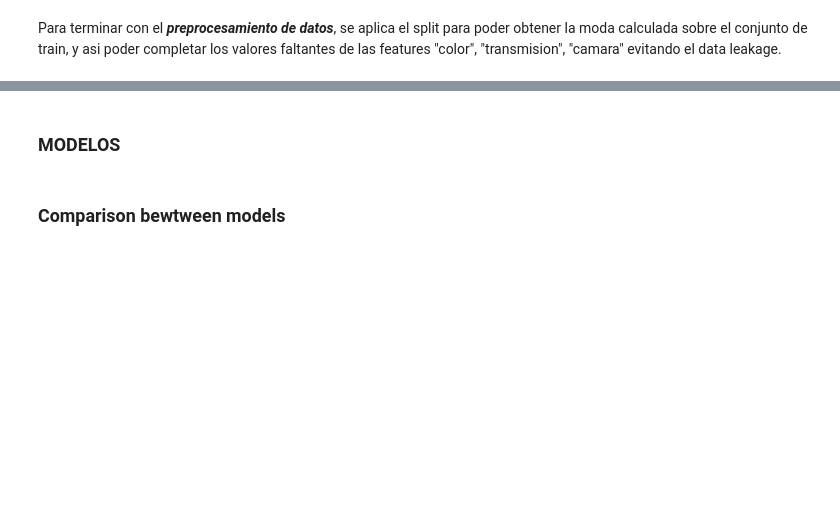
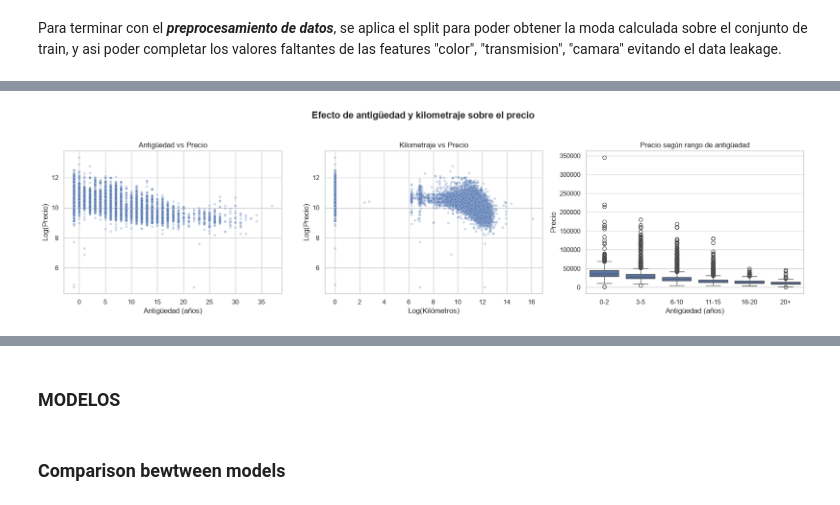
Before and after one commit to PilarOtero/Gurevich_Otero_Informe_PF, a Jupyter notebook: notebook/Gurevich_Otero_Notebook_PF.ipynb, the cells around one changed output, grey strips where cells are left out. Drawn from its saved outputs; the diff is of its cells as text; code cells hidden in the pictures; blank space fills up the shorter version.

Commit message:
plots

```diff
--- a/notebook/Gurevich_Otero_Notebook_PF.ipynb
+++ b/notebook/Gurevich_Otero_Notebook_PF.ipynb
@@ -319,3 +342,9 @@ Final del preprocesamiento sobre Validación
 | Con cámara de retroceso_No | float64 | 0 | 2 |
 | Con cámara de retroceso_Sí | float64 | 0 | 2 |
 | Con cámara de retroceso_nan | float64 | 0 | 2 |
+# %%
+data_visualizacion = pd.concat([train, val], ignore_index = True)
+data_visualizacion = data_visualizacion[data_visualizacion['Antiguedad'] <= 50]
+plot_antiguedad_km_vs_precio(data_visualizacion, target = "Precio")
+# %% [output]
+[figure, added]
```
Also changed, not shown: parts of 14 cells of this notebook, 3 other files.
